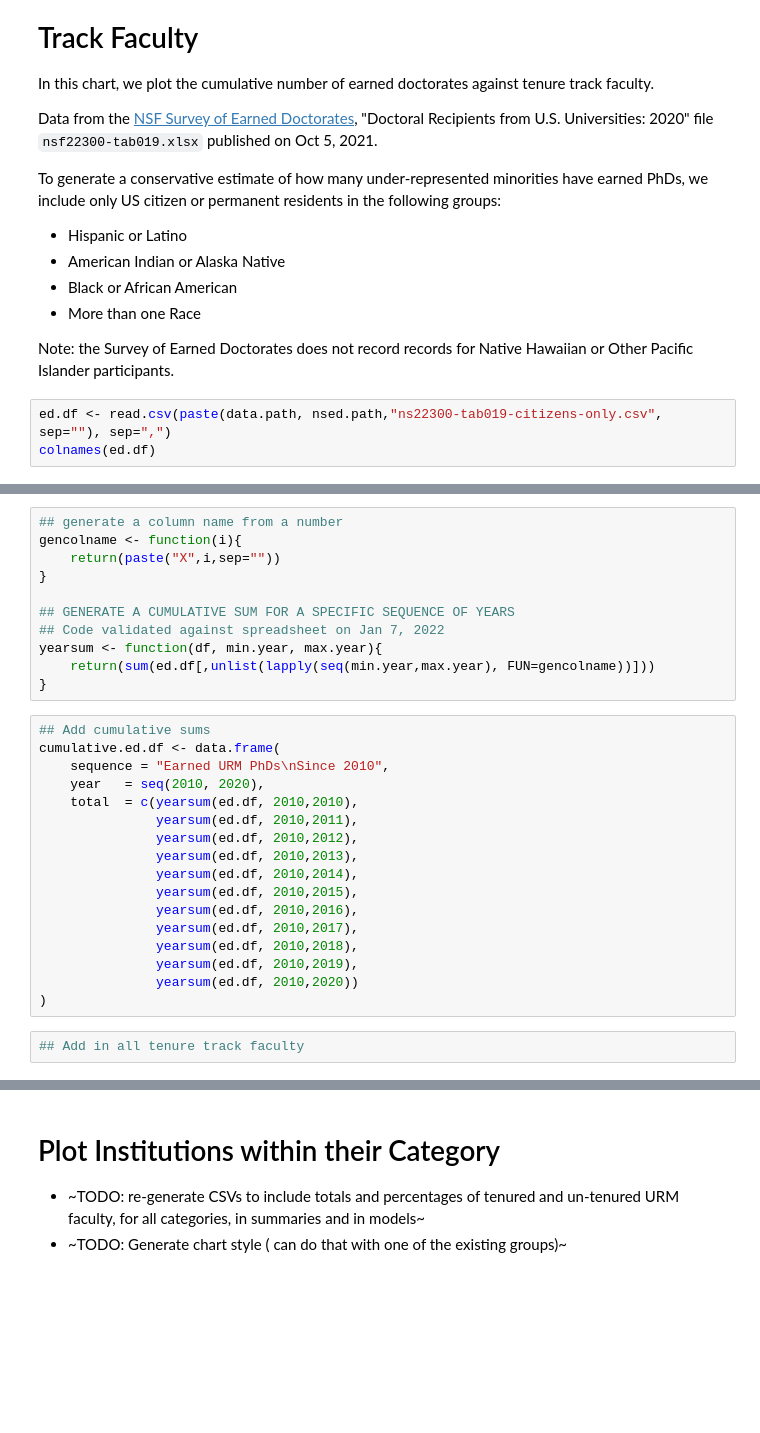
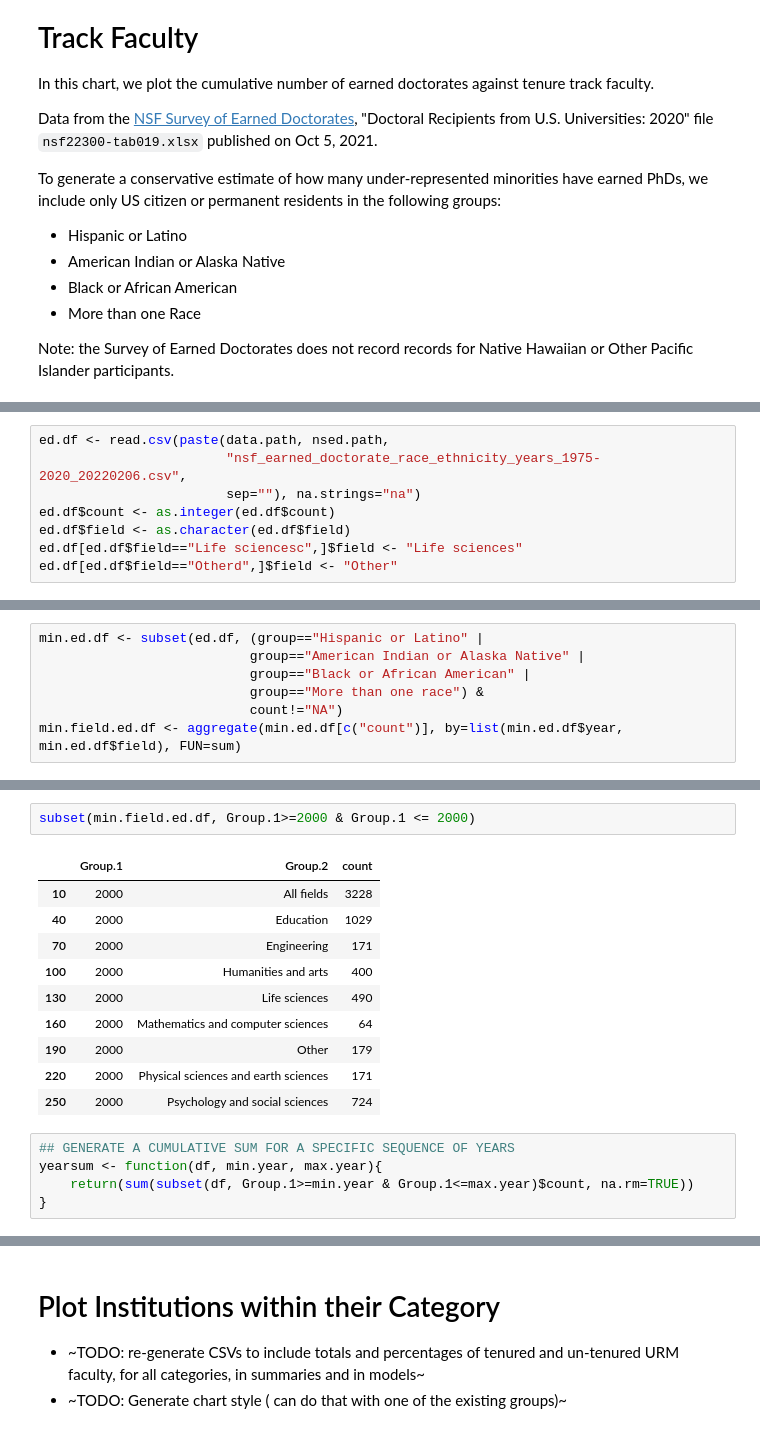
Before and after one commit to natematias/US-Faculty-Diversity-Projections, a Jupyter notebook: data/Paper Analysis and Data.R.ipynb, the cells around one changed output, grey strips where cells are left out. Saved outputs shown, nothing was run; the diff lists cells and outputs as text; blank space fills up the shorter version.

```diff
--- a/data/Paper Analysis and Data.R.ipynb
+++ b/data/Paper Analysis and Data.R.ipynb
@@ -185,6 +188,3 @@ To generate a conservative estimate of how many under-represented minorities hav
 * More than one Race
 
 Note: the Survey of Earned Doctorates does not record records for Native Hawaiian or Other Pacific Islander participants.
-# %%
-ed.df <- read.csv(paste(data.path, nsed.path,"ns22300-tab019-citizens-only.csv", sep=""), sep=",")
-colnames(ed.df)
@@ -203,0 +191,8 @@ colnames(ed.df)
+# %%
+ed.df <- read.csv(paste(data.path, nsed.path,
+                        "nsf_earned_doctorate_race_ethnicity_years_1975-2020_20220206.csv",
+                        sep=""), na.strings="na")
+ed.df$count <- as.integer(ed.df$count)
+ed.df$field <- as.character(ed.df$field)
+ed.df[ed.df$field=="Life sciencesc",]$field <- "Life sciences"
+ed.df[ed.df$field=="Otherd",]$field <- "Other"
@@ -203,0 +201,7 @@ colnames(ed.df)
+# %%
+min.ed.df <- subset(ed.df, (group=="Hispanic or Latino" |
+                           group=="American Indian or Alaska Native" |
+                           group=="Black or African American" |
+                           group=="More than one race") &
+                           count!="NA")
+min.field.ed.df <- aggregate(min.ed.df[c("count")], by=list(min.ed.df$year, min.ed.df$field), FUN=sum)
@@ -204,30 +216,18 @@ colnames(ed.df)
+# %%
+subset(min.field.ed.df, Group.1>=2000 & Group.1 <= 2000)
+# %% [output]
+|  | Group.1 | Group.2 | count |
+| 10 | 2000 | All fields | 3228 |
+| 40 | 2000 | Education | 1029 |
+| 70 | 2000 | Engineering | 171 |
+| 100 | 2000 | Humanities and arts | 400 |
+| 130 | 2000 | Life sciences | 490 |
+| 160 | 2000 | Mathematics and computer sciences | 64 |
+| 190 | 2000 | Other | 179 |
+| 220 | 2000 | Physical sciences and earth sciences | 171 |
+| 250 | 2000 | Psychology and social sciences | 724 |
 # %%
-## generate a column name from a number
-gencolname <- function(i){
-    return(paste("X",i,sep=""))
+## GENERATE A CUMULATIVE SUM FOR A SPECIFIC SEQUENCE OF YEARS
+yearsum <- function(df, min.year, max.year){
+    return(sum(subset(df, Group.1>=min.year & Group.1<=max.year)$count, na.rm=TRUE))
 }
-
-## GENERATE A CUMULATIVE SUM FOR A SPECIFIC SEQUENCE OF YEARS
-## Code validated against spreadsheet on Jan 7, 2022
-yearsum <- function(df, min.year, max.year){
-    return(sum(ed.df[,unlist(lapply(seq(min.year,max.year), FUN=gencolname))]))
-}
-# %%
-## Add cumulative sums
-cumulative.ed.df <- data.frame(
-    sequence = "Earned URM PhDs\nSince 2010",
-    year   = seq(2010, 2020),
-    total  = c(yearsum(ed.df, 2010,2010),
-               yearsum(ed.df, 2010,2011),
-               yearsum(ed.df, 2010,2012),
-               yearsum(ed.df, 2010,2013),
-               yearsum(ed.df, 2010,2014),
-               yearsum(ed.df, 2010,2015),
-               yearsum(ed.df, 2010,2016),
-               yearsum(ed.df, 2010,2017),
-               yearsum(ed.df, 2010,2018),
-               yearsum(ed.df, 2010,2019),
-               yearsum(ed.df, 2010,2020))
-)
-# %%
-## Add in all tenure track faculty
```
Also changed, not shown: parts of 13 cells of this notebook, 1 other file.
